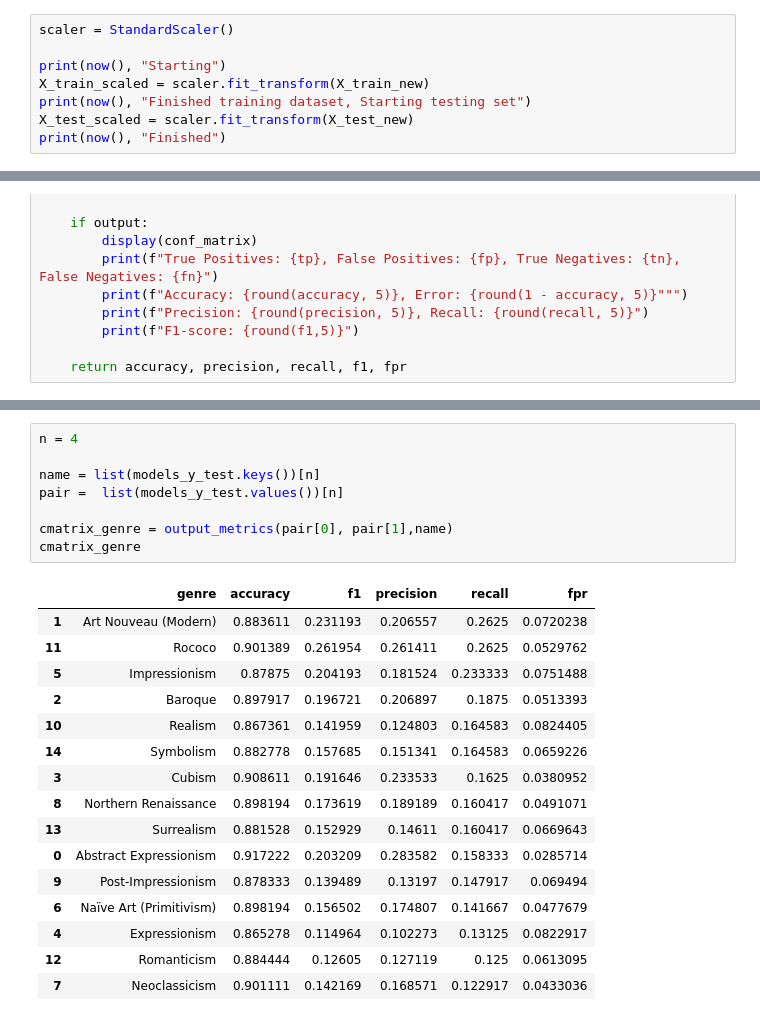
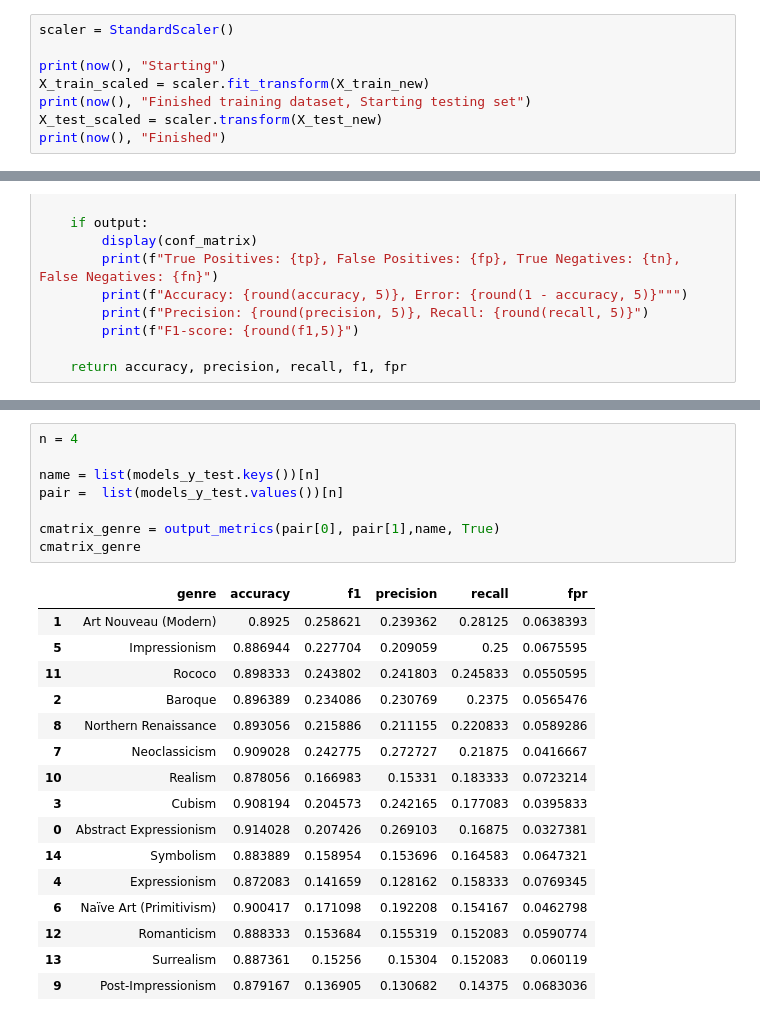
Before and after one commit to jcorf/art_classifier, a Jupyter notebook: Simple Models 24k.ipynb, the cells around one changed output, grey strips where cells are left out. Cells and saved outputs as stored; diff of their text form.

```diff
--- a/Simple Models 24k.ipynb
+++ b/Simple Models 24k.ipynb
@@ -205,6 +205,6 @@ scaler = StandardScaler()
 print(now(), "Starting")
 X_train_scaled = scaler.fit_transform(X_train_new)
 print(now(), "Finished training dataset, Starting testing set")
-X_test_scaled = scaler.fit_transform(X_test_new)
+X_test_scaled = scaler.transform(X_test_new)
 print(now(), "Finished")
 # %% [output]
@@ -445,25 +452,25 @@ cmatrix_genre
 # %%
 n = 4
 
 name = list(models_y_test.keys())[n]
 pair =  list(models_y_test.values())[n]
 
-cmatrix_genre = output_metrics(pair[0], pair[1],name)
+cmatrix_genre = output_metrics(pair[0], pair[1],name, True)
 cmatrix_genre
 # %% [output]
 |  | genre | accuracy | f1 | precision | recall | fpr |
-| 1 | Art Nouveau (Modern) | 0.883611 | 0.231193 | 0.206557 | 0.2625 | 0.0720238 |
-| 11 | Rococo | 0.901389 | 0.261954 | 0.261411 | 0.2625 | 0.0529762 |
-| 5 | Impressionism | 0.87875 | 0.204193 | 0.181524 | 0.233333 | 0.0751488 |
-| 2 | Baroque | 0.897917 | 0.196721 | 0.206897 | 0.1875 | 0.0513393 |
-| 10 | Realism | 0.867361 | 0.141959 | 0.124803 | 0.164583 | 0.0824405 |
-| 14 | Symbolism | 0.882778 | 0.157685 | 0.151341 | 0.164583 | 0.0659226 |
-| 3 | Cubism | 0.908611 | 0.191646 | 0.233533 | 0.1625 | 0.0380952 |
-| 8 | Northern Renaissance | 0.898194 | 0.173619 | 0.189189 | 0.160417 | 0.0491071 |
-| 13 | Surrealism | 0.881528 | 0.152929 | 0.14611 | 0.160417 | 0.0669643 |
-| 0 | Abstract Expressionism | 0.917222 | 0.203209 | 0.283582 | 0.158333 | 0.0285714 |
-| 9 | Post-Impressionism | 0.878333 | 0.139489 | 0.13197 | 0.147917 | 0.069494 |
-| 6 | Naïve Art (Primitivism) | 0.898194 | 0.156502 | 0.174807 | 0.141667 | 0.0477679 |
-| 4 | Expressionism | 0.865278 | 0.114964 | 0.102273 | 0.13125 | 0.0822917 |
-| 12 | Romanticism | 0.884444 | 0.12605 | 0.127119 | 0.125 | 0.0613095 |
-| 7 | Neoclassicism | 0.901111 | 0.142169 | 0.168571 | 0.122917 | 0.0433036 |
+| 1 | Art Nouveau (Modern) | 0.8925 | 0.258621 | 0.239362 | 0.28125 | 0.0638393 |
+| 5 | Impressionism | 0.886944 | 0.227704 | 0.209059 | 0.25 | 0.0675595 |
+| 11 | Rococo | 0.898333 | 0.243802 | 0.241803 | 0.245833 | 0.0550595 |
+| 2 | Baroque | 0.896389 | 0.234086 | 0.230769 | 0.2375 | 0.0565476 |
+| 8 | Northern Renaissance | 0.893056 | 0.215886 | 0.211155 | 0.220833 | 0.0589286 |
+| 7 | Neoclassicism | 0.909028 | 0.242775 | 0.272727 | 0.21875 | 0.0416667 |
+| 10 | Realism | 0.878056 | 0.166983 | 0.15331 | 0.183333 | 0.0723214 |
+| 3 | Cubism | 0.908194 | 0.204573 | 0.242165 | 0.177083 | 0.0395833 |
+| 0 | Abstract Expressionism | 0.914028 | 0.207426 | 0.269103 | 0.16875 | 0.0327381 |
+| 14 | Symbolism | 0.883889 | 0.158954 | 0.153696 | 0.164583 | 0.0647321 |
+| 4 | Expressionism | 0.872083 | 0.141659 | 0.128162 | 0.158333 | 0.0769345 |
+| 6 | Naïve Art (Primitivism) | 0.900417 | 0.171098 | 0.192208 | 0.154167 | 0.0462798 |
+| 12 | Romanticism | 0.888333 | 0.153684 | 0.155319 | 0.152083 | 0.0590774 |
+| 13 | Surrealism | 0.887361 | 0.15256 | 0.15304 | 0.152083 | 0.060119 |
+| 9 | Post-Impressionism | 0.879167 | 0.136905 | 0.130682 | 0.14375 | 0.0683036 |
```
Also changed, not shown: parts of 8 cells of this notebook.
